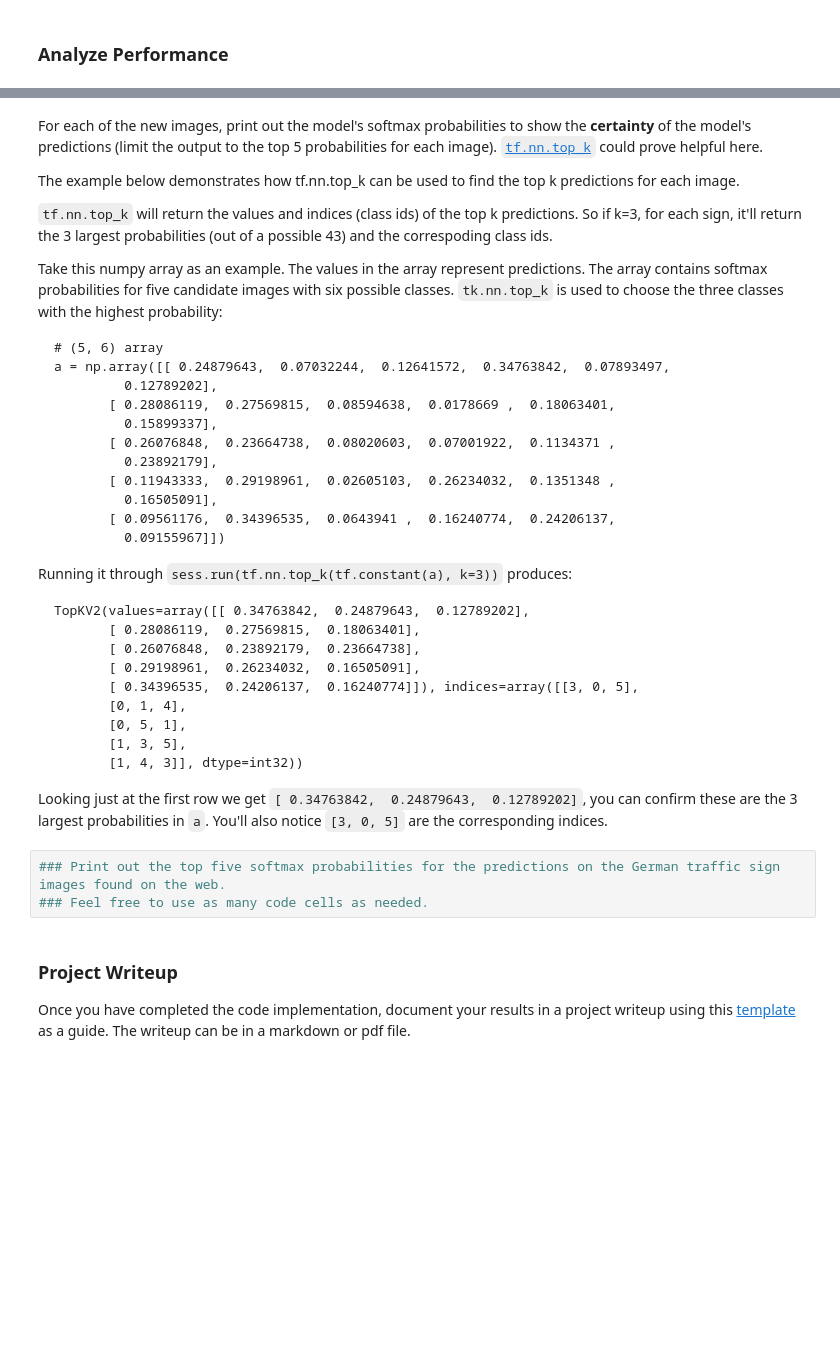
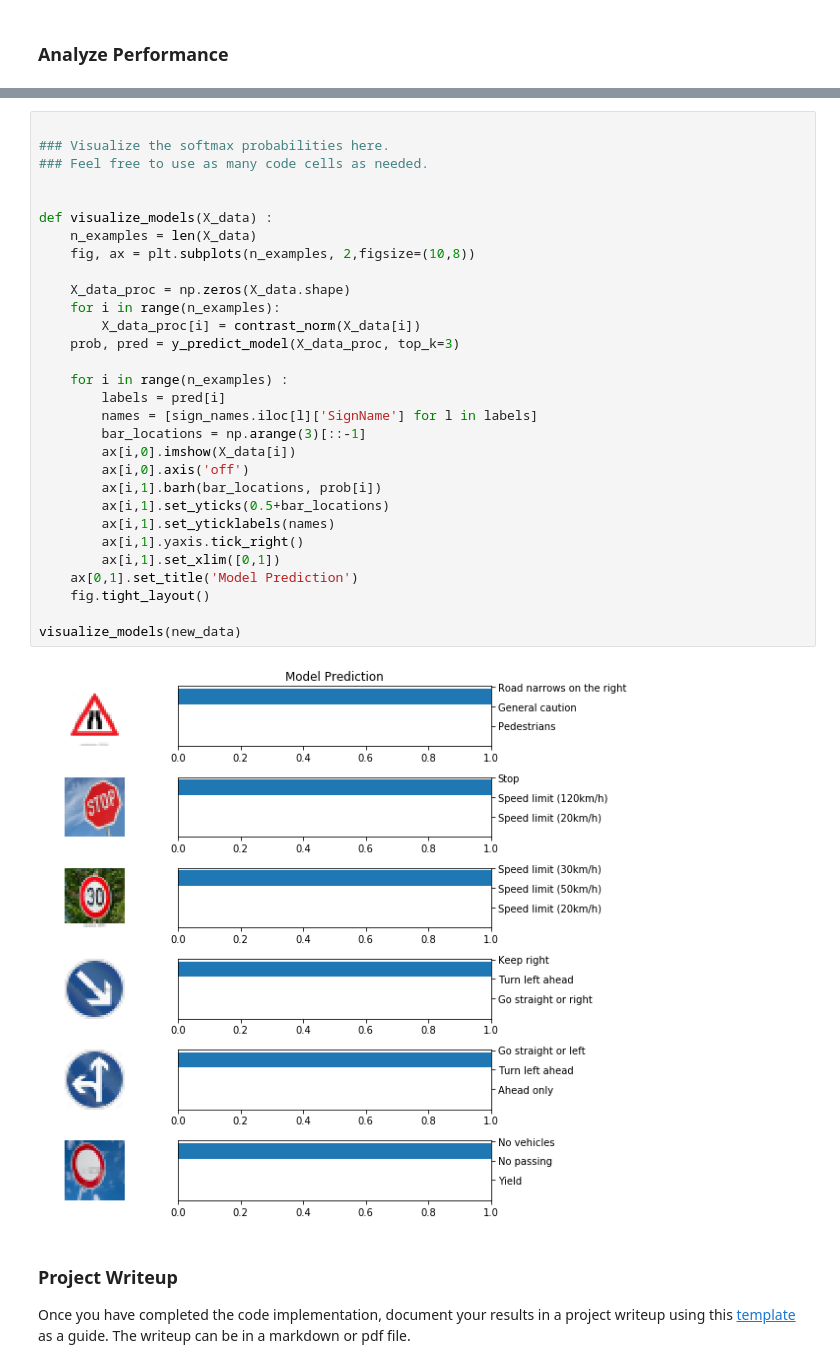
Before and after one commit to Nazanin1369/TrafficSignsClassifier, a Jupyter notebook: Traffic_Sign_Classifier.ipynb, the cells around one changed output, grey strips where cells are left out. Drawn from its saved outputs; the diff is of its cells as text; blank space fills up the shorter version.

````diff
--- a/Traffic_Sign_Classifier.ipynb
+++ b/Traffic_Sign_Classifier.ipynb
@@ -885,44 +969,35 @@ You may find `signnames.csv` useful as it contains mappings from the class id (i
-# %% [markdown]
-For each of the new images, print out the model's softmax probabilities to show the **certainty** of the model's predictions (limit the output to the top 5 probabilities for each image). [`tf.nn.top_k`](https://www.tensorflow.org/versions/r0.12/api_docs/python/nn.html#top_k) could prove helpful here.
-
-The example below demonstrates how tf.nn.top_k can be used to find the top k predictions for each image.
-
-`tf.nn.top_k` will return the values and indices (class ids) of the top k predictions. So if k=3, for each sign, it'll return the 3 largest probabilities (out of a possible 43) and the correspoding class ids.
-
-Take this numpy array as an example. The values in the array represent predictions. The array contains softmax probabilities for five candidate images with six possible classes. `tk.nn.top_k` is used to choose the three classes with the highest probability:
-
-```
-# (5, 6) array
-a = np.array([[ 0.24879643,  0.07032244,  0.12641572,  0.34763842,  0.07893497,
-         0.12789202],
-       [ 0.28086119,  0.27569815,  0.08594638,  0.0178669 ,  0.18063401,
-         0.15899337],
-       [ 0.26076848,  0.23664738,  0.08020603,  0.07001922,  0.1134371 ,
-         0.23892179],
-       [ 0.11943333,  0.29198961,  0.02605103,  0.26234032,  0.1351348 ,
-         0.16505091],
-       [ 0.09561176,  0.34396535,  0.0643941 ,  0.16240774,  0.24206137,
-         0.09155967]])
-```
-
-Running it through `sess.run(tf.nn.top_k(tf.constant(a), k=3))` produces:
-
-```
-TopKV2(values=array([[ 0.34763842,  0.24879643,  0.12789202],
-       [ 0.28086119,  0.27569815,  0.18063401],
-       [ 0.26076848,  0.23892179,  0.23664738],
-       [ 0.29198961,  0.26234032,  0.16505091],
-       [ 0.34396535,  0.24206137,  0.16240774]]), indices=array([[3, 0, 5],
-       [0, 1, 4],
-       [0, 5, 1],
-       [1, 3, 5],
-       [1, 4, 3]], dtype=int32))
-```
-
-Looking just at the first row we get `[ 0.34763842,  0.24879643,  0.12789202]`, you can confirm these are the 3 largest probabilities in `a`. You'll also notice `[3, 0, 5]` are the corresponding indices.
-# %%
-### Print out the top five softmax probabilities for the predictions on the German traffic sign images found on the web.
-### Feel free to use as many code cells as needed.
+# %%
+
+### Visualize the softmax probabilities here.
+### Feel free to use as many code cells as needed.
+
+
+def visualize_models(X_data) :
+    n_examples = len(X_data)
+    fig, ax = plt.subplots(n_examples, 2,figsize=(10,8))
+
+    X_data_proc = np.zeros(X_data.shape)
+    for i in range(n_examples):
+        X_data_proc[i] = contrast_norm(X_data[i])
+    prob, pred = y_predict_model(X_data_proc, top_k=3)
+
+    for i in range(n_examples) :
+        labels = pred[i]
+        names = [sign_names.iloc[l]['SignName'] for l in labels]
+        bar_locations = np.arange(3)[::-1]
+        ax[i,0].imshow(X_data[i])
+        ax[i,0].axis('off')
+        ax[i,1].barh(bar_locations, prob[i])
+        ax[i,1].set_yticks(0.5+bar_locations)
+        ax[i,1].set_yticklabels(names)
+        ax[i,1].yaxis.tick_right()
+        ax[i,1].set_xlim([0,1])
+    ax[0,1].set_title('Model Prediction')
+    fig.tight_layout()
+
+visualize_models(new_data)
+# %% [output]
+[figure, added]
 # %% [markdown]
 ### Project Writeup
 
````
Also changed, not shown: parts of 26 cells of this notebook, 9 other files.
